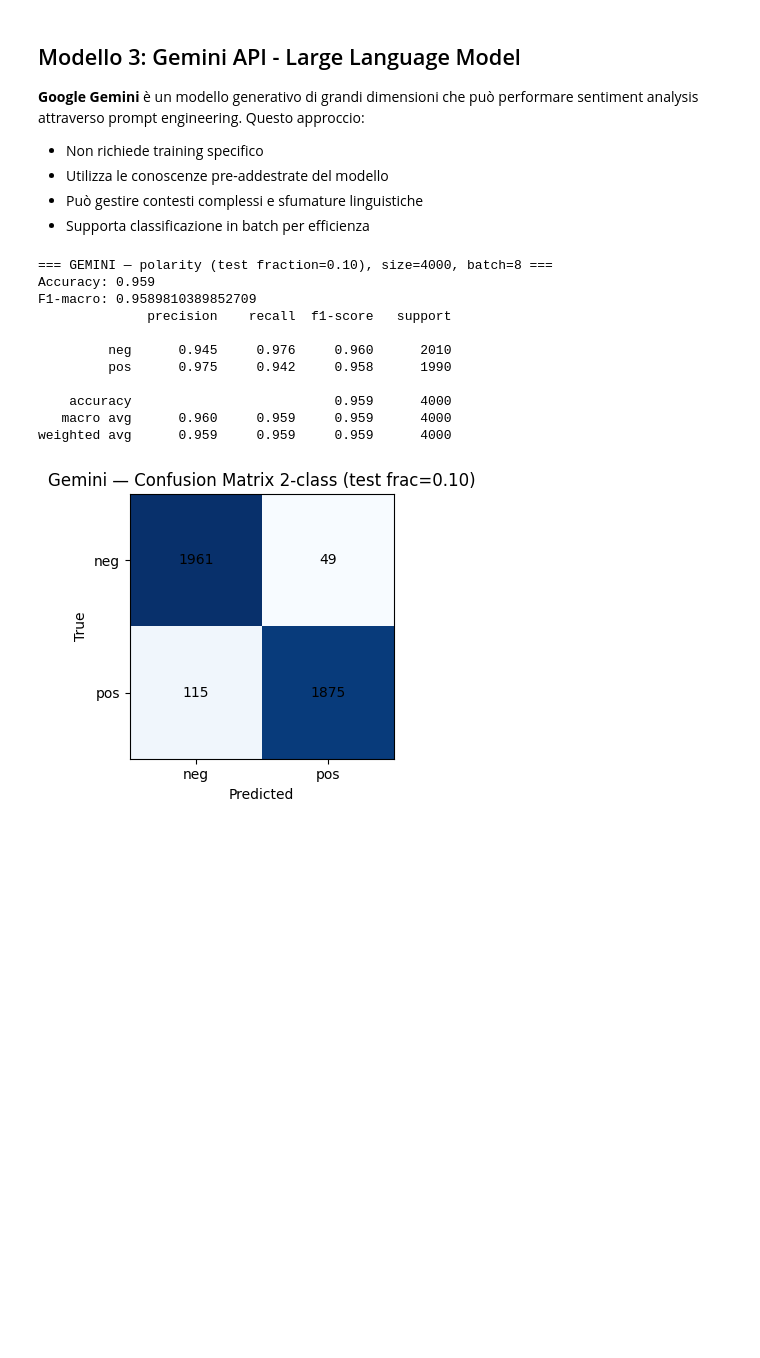
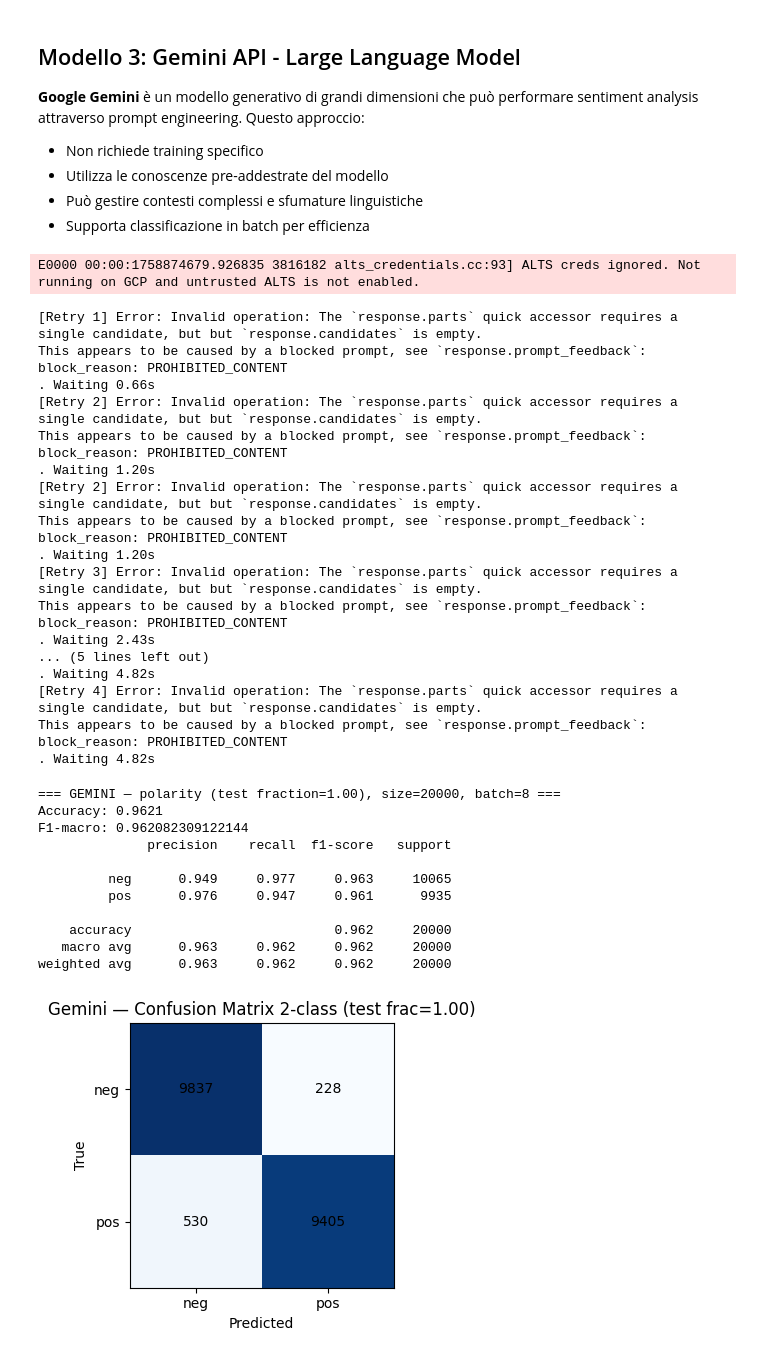
Before and after one commit to micheleguidaa/sentiment-analysis-amazon-reviews, a Jupyter notebook: notebooks/sa_amazon_reviews_2class.ipynb, the cells around one changed output. Cells and saved outputs as stored; diff of their text form; code cells hidden in the pictures; blank space fills up the shorter version.

```diff
--- a/notebooks/sa_amazon_reviews_2class.ipynb
+++ b/notebooks/sa_amazon_reviews_2class.ipynb
@@ -11,8 +11,8 @@ from datasets import load_dataset
 # Etichette: 0 = NEG, 1 = POS
 ds = load_dataset("mteb/amazon_polarity")
 
-TRAIN_FRAC = 0.01
-TEST_FRAC  = 0.1
+TRAIN_FRAC = 0.1
+TEST_FRAC  = 0.05
 SEED = 42
 
 train_sub = ds["train"].train_test_split(train_size=TRAIN_FRAC, seed=SEED)["train"]
@@ -21,6 +21,4 @@ test_sub  = ds["test"].train_test_split(train_size=TEST_FRAC,  seed=SEED)["train
 train = train_sub.to_pandas()[["text", "label"]].rename(columns={"label":"y"}).dropna()
 test  = test_sub.to_pandas()[["text", "label"]].rename(columns={"label":"y"}).dropna()
 print("Train size:", len(train), "| Test size:", len(test))
-print("Train label balance:\n", train["y"].value_counts(normalize=True).round(3))
-print("Test label balance:\n",  test["y"].value_counts(normalize=True).round(3))
 # %% [output]
@@ -255,7 +269,7 @@ def gemini_label_polarity(review: str) -> str:
 
 # --- PARAMS (tutti qui, comodi) ---
 SEED = 42            # riproducibilità
-TEST_FRACTION = 0.1 # frazione del test da valutare (0<frac<=1; 1.0 = full test)
+TEST_FRACTION = 1 # frazione del test da valutare (0<frac<=1; 1.0 = full test)
 BATCH_SIZE = 8       # dimensione batch per chiamate al modello
 USE_STRATIFY = True  # mantieni la distribuzione di y nel sottoinsieme
 
@@ -290,56 +304,74 @@ y_true_all = ["neg" if x == 0 else "pos" for x in test_subset["y"].astype(int).t
 
 random.seed(SEED)
 
-preds_all: list[str] = []
+pred_gemini: list[str] = []
 rng = range(0, len(texts_all), BATCH_SIZE)
 for i in tqdm(rng, desc=f"Running Gemini (test_frac={TEST_FRACTION:.2f}, batch={BATCH_SIZE})"):
     batch = texts_all[i:i+BATCH_SIZE]
     preds = gemini_batch_polarity(batch)
-    preds_all.extend(preds)
+    pred_gemini.extend(preds)
 
-assert len(preds_all) == len(texts_all), \
-    f"Length mismatch: preds={len(preds_all)} vs texts={len(texts_all)}"
+assert len(pred_gemini) == len(texts_all), \
+    f"Length mismatch: preds={len(pred_gemini)} vs texts={len(texts_all)}"
 
 # --------------------------------------------------------------------------
 # 4) Metrics (in-memory only)
 # --------------------------------------------------------------------------
 CLASSES_2 = ["neg", "pos"]
 
-acc = accuracy_score(y_true_all, preds_all)
-f1m = f1_score(y_true_all, preds_all, average="macro")
+acc = accuracy_score(y_true_all, pred_gemini)
+f1m = f1_score(y_true_all, pred_gemini, average="macro")
 print(f"\n=== GEMINI — polarity (test fraction={TEST_FRACTION:.2f}), size={len(texts_all)}, batch={BATCH_SIZE} ===")
 print("Accuracy:", acc)
 print("F1-macro:", f1m)
-print(classification_report(y_true_all, preds_all, labels=CLASSES_2, digits=3))
+print(classification_report(y_true_all, pred_gemini, labels=CLASSES_2, digits=3))
 
 df_out = pd.DataFrame({
     "gold_polarity": y_true_all,
-    "pred_polarity": preds_all,
+    "pred_polarity": pred_gemini,
     "text": texts_all
 })
 
-cm = confusion_matrix(y_true_all, preds_all, labels=CLASSES_2)
+cm = confusion_matrix(y_true_all, pred_gemini, labels=CLASSES_2)
 plt.figure(figsize=(4.2,3.6))
 plt.imshow(cm, interpolation='nearest', cmap='Blues')
 plt.title(f"Gemini — Confusion Matrix 2-class (test frac={TEST_FRACTION:.2f})")
 plt.xticks(range(len(CLASSES_2)), CLASSES_2)
 plt.yticks(range(len(CLASSES_2)), CLASSES_2)
 for (r, c), v in np.ndenumerate(cm):
     plt.text(c, r, str(v), ha='center', va='center', color='black')
 plt.xlabel("Predicted"); plt.ylabel("True")
 plt.tight_layout(); plt.show()
 
 metrics = {"accuracy": acc, "f1_macro": f1m, "classes": CLASSES_2, "confusion_matrix": cm}
 # %% [output]
-=== GEMINI — polarity (test fraction=0.10), size=4000, batch=8 ===
-Accuracy: 0.959
-F1-macro: 0.9589810389852709
-              precision    recall  f1-score   support
-
-         neg      0.945     0.976     0.960      2010
-         pos      0.975     0.942     0.958      1990
-
-    accuracy                          0.959      4000
-   macro avg      0.960     0.959     0.959      4000
-weighted avg      0.959     0.959     0.959      4000
+E0000 00:00:1758874679.926835 3816182 alts_credentials.cc:93] ALTS creds ignored. Not running on GCP and untrusted ALTS is not enabled.
+[Retry 1] Error: Invalid operation: The `response.parts` quick accessor requires a single candidate, but but `response.candidates` is empty.
+This appears to be caused by a blocked prompt, see `response.prompt_feedback`: block_reason: PROHIBITED_CONTENT
+. Waiting 0.66s
+[Retry 2] Error: Invalid operation: The `response.parts` quick accessor requires a single candidate, but but `response.candidates` is empty.
+This appears to be caused by a blocked prompt, see `response.prompt_feedback`: block_reason: PROHIBITED_CONTENT
+. Waiting 1.20s
+[Retry 2] Error: Invalid operation: The `response.parts` quick accessor requires a single candidate, but but `response.candidates` is empty.
+This appears to be caused by a blocked prompt, see `response.prompt_feedback`: block_reason: PROHIBITED_CONTENT
+. Waiting 1.20s
+[Retry 3] Error: Invalid operation: The `response.parts` quick accessor requires a single candidate, but but `response.candidates` is empty.
+This appears to be caused by a blocked prompt, see `response.prompt_feedback`: block_reason: PROHIBITED_CONTENT
+. Waiting 2.43s
+... (5 lines left out)
+. Waiting 4.82s
+[Retry 4] Error: Invalid operation: The `response.parts` quick accessor requires a single candidate, but but `response.candidates` is empty.
+This appears to be caused by a blocked prompt, see `response.prompt_feedback`: block_reason: PROHIBITED_CONTENT
+. Waiting 4.82s
+=== GEMINI — polarity (test fraction=1.00), size=20000, batch=8 ===
+Accuracy: 0.9621
+F1-macro: 0.962082309122144
+              precision    recall  f1-score   support
+
+         neg      0.949     0.977     0.963     10065
+         pos      0.976     0.947     0.961      9935
+
+    accuracy                          0.962     20000
+   macro avg      0.963     0.962     0.962     20000
+weighted avg      0.963     0.962     0.962     20000
-[figure, old version]
+[figure, new version]
```
Also changed, not shown: parts of 13 cells of this notebook, 3 other files.
